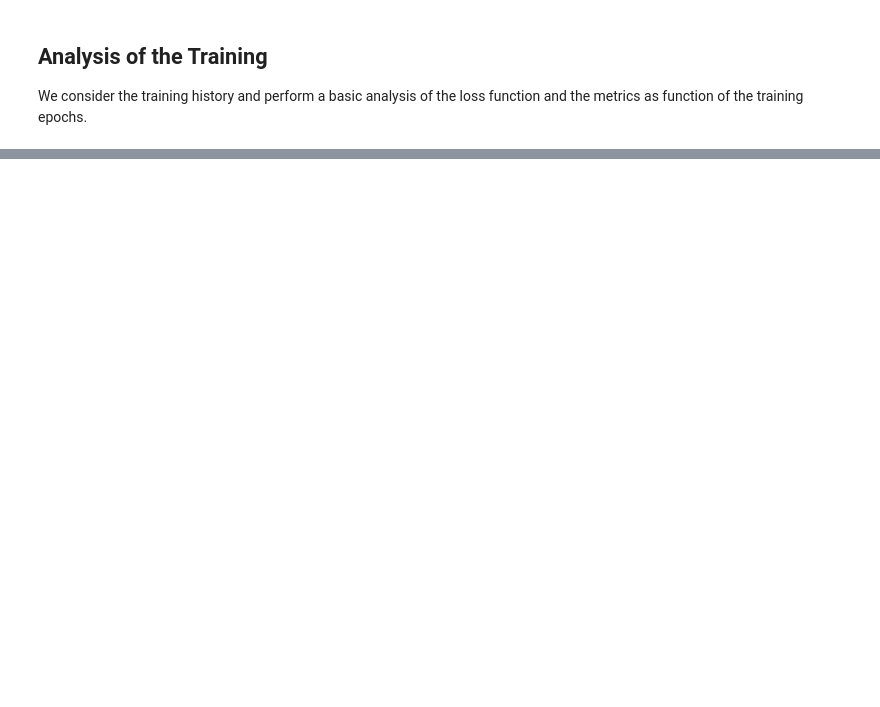
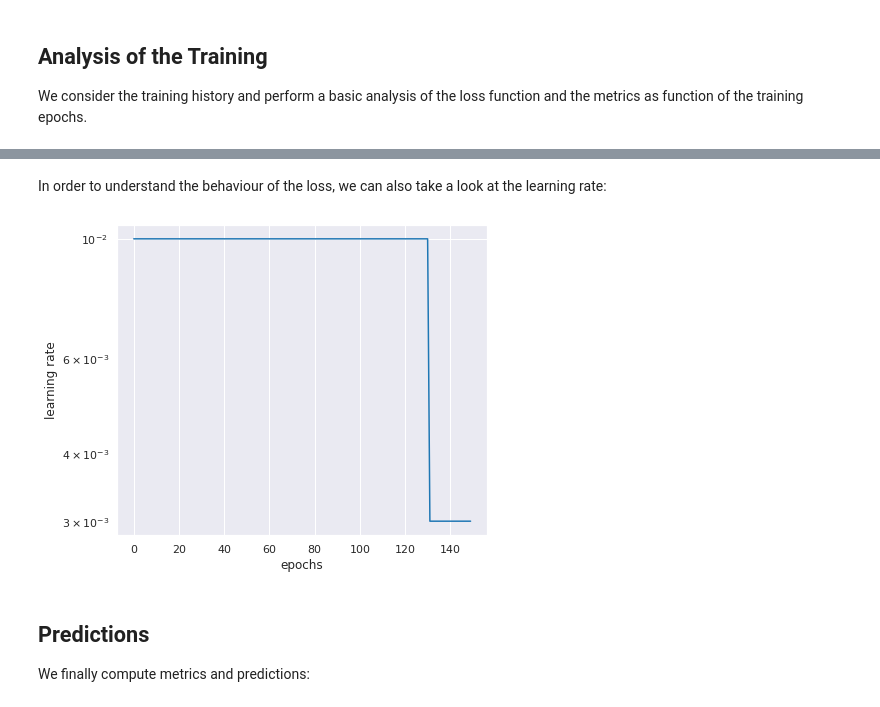
Before and after one commit to thesfinox/ml-cicy-4folds, a Jupyter notebook: 03_nn.ipynb, the cells around one changed output, grey strips where cells are left out. Drawn from its saved outputs; the diff is of its cells as text; code cells hidden in the pictures; blank space fills up the shorter version.

```diff
--- a/03_nn.ipynb
+++ b/03_nn.ipynb
@@ -227,0 +230,17 @@ loss_plot.lineplot(logscale=(False,True), ylabel='loss (MSE)')
+# %% [markdown]
+In order to understand the behaviour of the loss, we can also take a look at the learning rate:
+# %%
+Plot(history.history,
+     xlabel='epochs',
+     ylabel='learning rate',
+     logscale=(False,True),
+     name='learning_rate',
+     save=True,
+     ctx=ctx
+    ).lineplot(y='lr', series=True)
+# %% [output]
+[figure, added]
+# %% [markdown]
+## Predictions
+
+We finally compute metrics and predictions:
```
Also changed, not shown: parts of 20 cells of this notebook, 4 other files.
